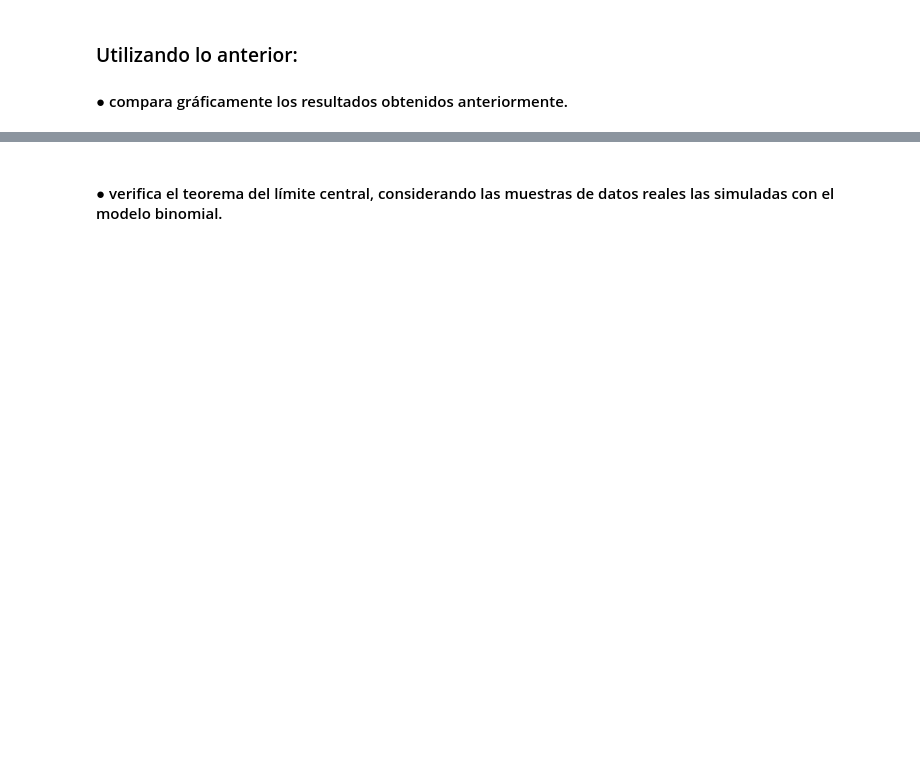
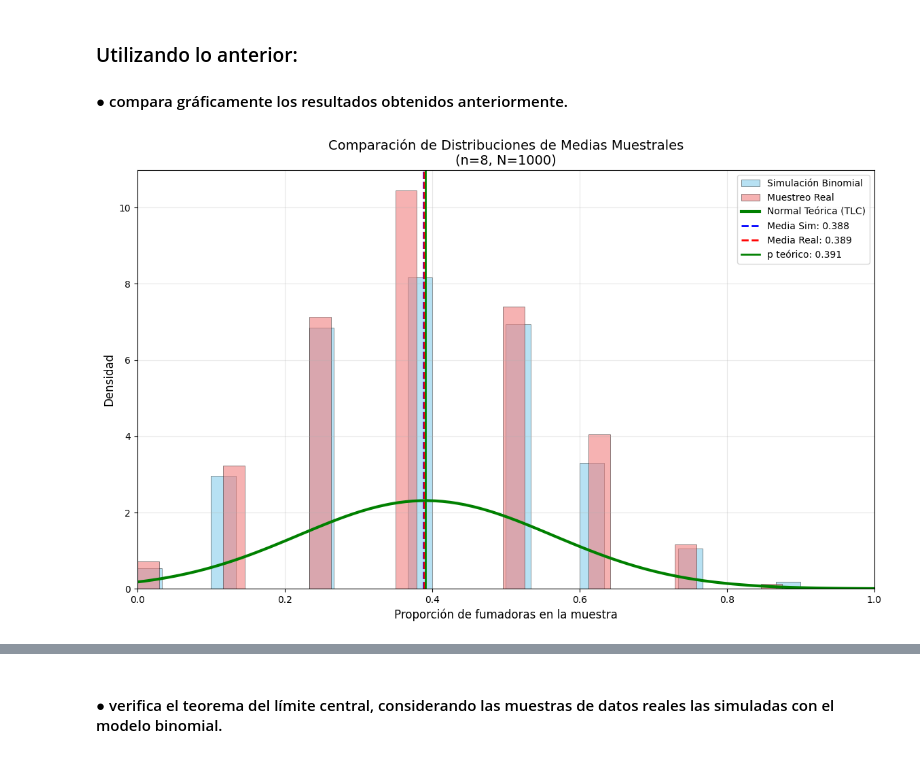
Before and after one commit to drojaslopez/DataScience, a Jupyter notebook: 3 Análisis estadístico con Python (G122)/Desafio/4/Desafio_Preparación_datos_gráficos.ipynb, the cells around one changed output, grey strips where cells are left out. Saved outputs shown, nothing was run; the diff lists cells and outputs as text; code cells hidden in the pictures; blank space fills up the shorter version.

```diff
--- a/3 Análisis estadístico con Python (G122)/Desafio/4/Desafio_Preparación_datos_gráficos.ipynb
+++ b/3 Análisis estadístico con Python (G122)/Desafio/4/Desafio_Preparación_datos_gráficos.ipynb
@@ -225,3 +452,42 @@ plt.legend()
 # %% [markdown]
 ### Utilizando lo anterior:
 #### ● compara gráficamente los resultados obtenidos anteriormente.
+# %%
+# Configurar el gráfico comparativo
+plt.figure(figsize=(14, 8))
+
+# Histograma de medias muestrales simuladas (binomial)
+plt.hist(medias_muestrales_sim, bins=30, alpha=0.6,
+         color='skyblue', density=True, label='Simulación Binomial',
+         edgecolor='black', linewidth=0.5)
+
+# Histograma de medias muestrales reales
+plt.hist(medias_muestrales_reales, bins=30, alpha=0.6,
+         color='lightcoral', density=True, label='Muestreo Real',
+         edgecolor='black', linewidth=0.5)
+
+# Superponer distribución normal teórica
+x = np.linspace(0, 1, 100)
+media_teorica = p
+std_teorica = np.sqrt(p * (1-p) / n_muestra)
+y = norm.pdf(x, media_teorica, std_teorica)
+plt.plot(x, y, 'g-', linewidth=3, label=f'Normal Teórica (TLC)')
+
+# Líneas verticales para las medias
+plt.axvline(medias_muestrales_sim.mean(), color='blue', linestyle='--',
+            linewidth=2, label=f'Media Sim: {medias_muestrales_sim.mean():.3f}')
+plt.axvline(medias_muestrales_reales.mean(), color='red', linestyle='--',
+            linewidth=2, label=f'Media Real: {medias_muestrales_reales.mean():.3f}')
+plt.axvline(p, color='green', linestyle='-', linewidth=2,
+            label=f'p teórico: {p:.3f}')
+
+# Configuración del gráfico
+plt.xlabel('Proporción de fumadoras en la muestra', fontsize=12)
+plt.ylabel('Densidad', fontsize=12)
+plt.title('Comparación de Distribuciones de Medias Muestrales\n(n=8, N=1000)', fontsize=14)
+plt.legend(fontsize=10)
+plt.grid(alpha=0.3)
+plt.xlim(0, 1)
+plt.show()
+# %% [output]
+[figure, added]
```
Also changed, not shown: parts of 21 cells of this notebook.
